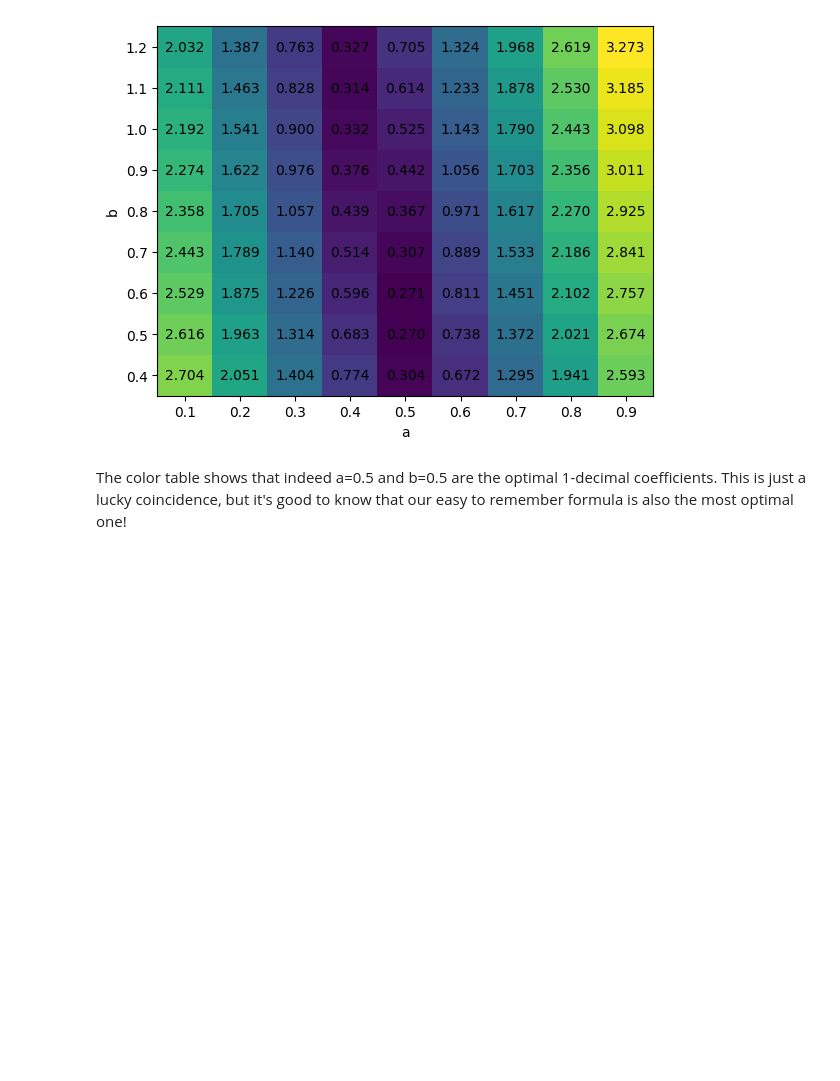
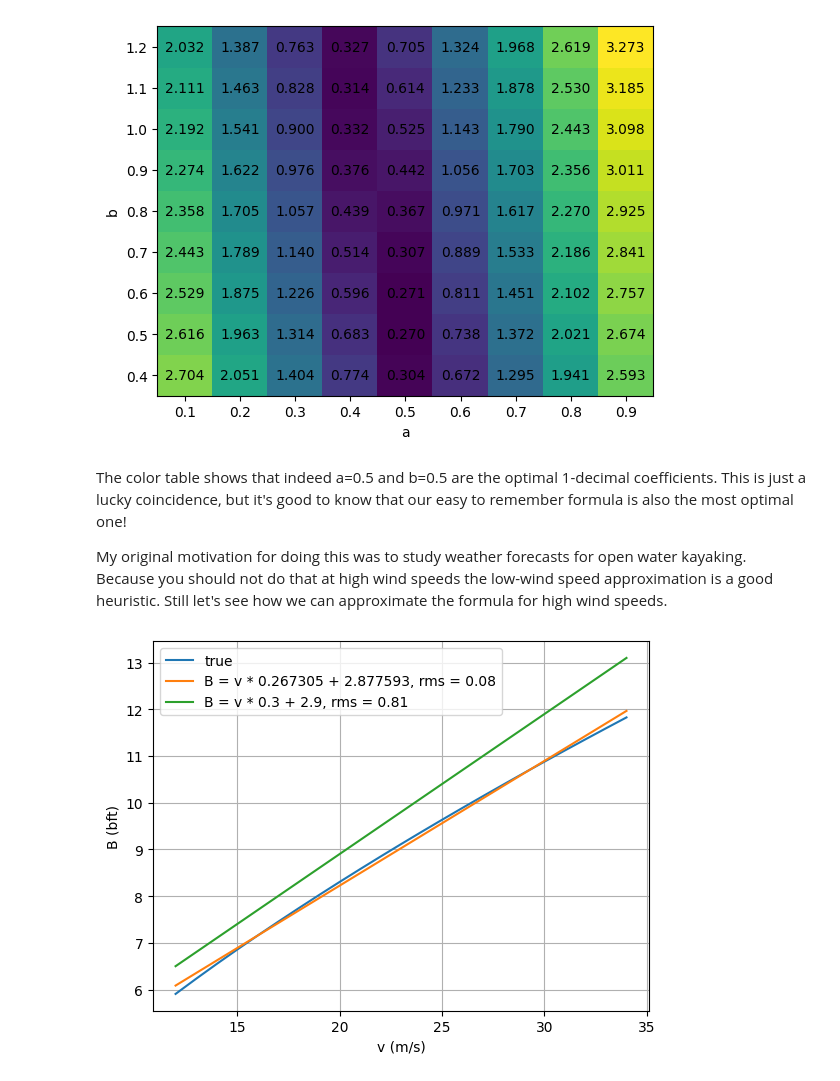
Before and after one commit to LaurensHogeweg/WindConversion, a Jupyter notebook: beaufort.ipynb, the cells around one changed output. Drawn from its saved outputs; the diff is of its cells as text; code cells hidden in the pictures; blank space fills up the shorter version.

Commit message:
high wind speeds

```diff
--- a/beaufort.ipynb
+++ b/beaufort.ipynb
@@ -135,3 +135,24 @@ coefficients at minimum RMS : a=0.5, b=0.5
 [figure]
 # %% [markdown]
 The color table shows that indeed a=0.5 and b=0.5 are the optimal 1-decimal coefficients. This is just a lucky coincidence, but it's good to know that our easy to remember formula is also the most optimal one!
+
+My original motivation for doing this was to study weather forecasts for open water kayaking. Because you should not do that at high wind speeds the low-wind speed approximation is a good heuristic. Still let's see how we can approximate the formula for high wind speeds.
+# %%
+vv = np.arange(12, 35)
+bb = ms_to_bft(vv)
+fig, ax = plt.subplots()
+ax.plot(vv, bb, label="true")
+a, b = np.polyfit(vv, bb, 1)
+approx = vv * a + b
+
+ax.plot(vv, approx, label=f"B = v * {a:.6f} + {b:.6f}, rms = {root_mean_square(approx, bb) :.2f}")
+a = np.round(a, 1)
+b = np.round(b, 1)
+approx = vv * a + b
+ax.plot(vv, approx, label=f"B = v * {a} + {b}, rms = {root_mean_square(approx, bb) :.2f}")
+ax.legend()
+ax.set_xlabel("v (m/s)")
+ax.set_ylabel("B (bft)")
+ax.grid()
+# %% [output]
+[figure, added]
```
Also changed, not shown: parts of 9 cells of this notebook.
